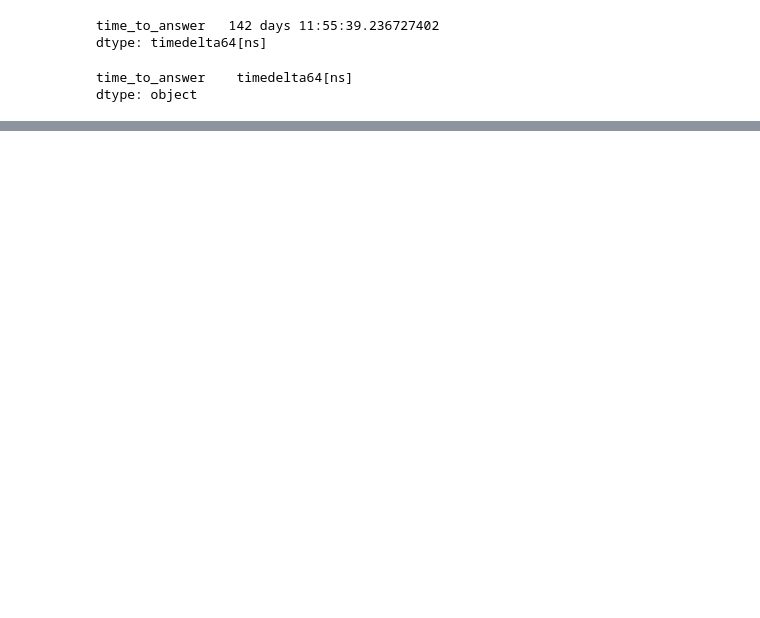
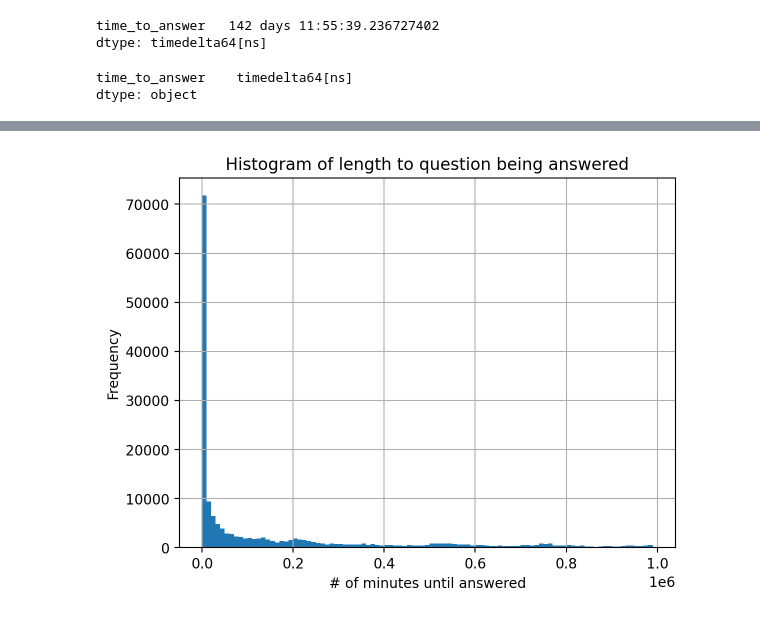
Before and after one commit to reneemarama/career_village, a Jupyter notebook: 3b_General_EDA.ipynb, the cells around one changed output, grey strips where cells are left out. Cells and saved outputs as stored; diff of their text form; code cells hidden in the pictures; blank space fills up the shorter version.

```diff
--- a/3b_General_EDA.ipynb
+++ b/3b_General_EDA.ipynb
@@ -531,0 +578,11 @@ Name: time_to_answer, Length: 180376, dtype: float64
+# %%
+ # number of minutes until answered
+time_nulless = (data[data['was_answered'] ==1]['time_to_answer_secs'].dropna() / 60).round(0).astype(int)
+b = np.append(-100, np.array(range(0,1000000,10000)));
+# b = np.array(range(-100,60000,100));
+time_nulless.hist(bins=b);
+plt.xlabel('# of minutes until answered')
+plt.ylabel('Frequency');
+plt.title('Histogram of length to question being answered');
+# %% [output]
+[figure, added]
```
Also changed, not shown: parts of 9 cells of this notebook, 8 other files.
